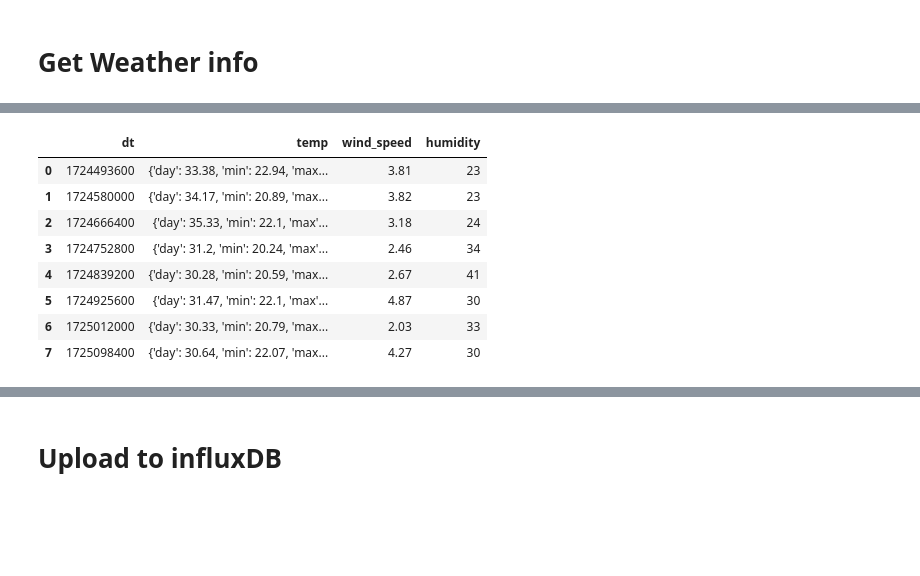
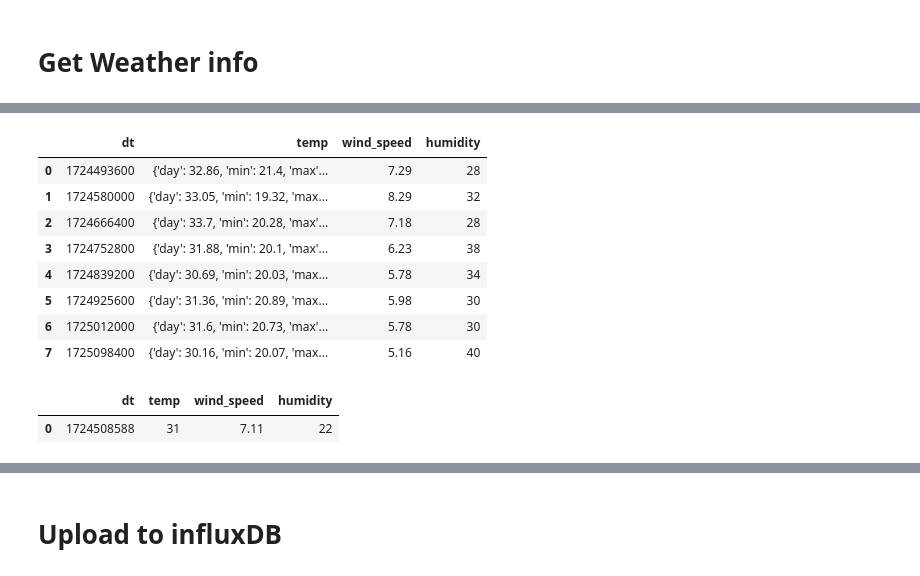
Before and after one commit to mfrknince/weather-app, a Jupyter notebook: weatherApp.ipynb, the cells around one changed output, grey strips where cells are left out. Drawn from its saved outputs; the diff is of its cells as text; code cells hidden in the pictures; blank space fills up the shorter version.

Commit message:
current weather data added, TODO clean the code

```diff
--- a/weatherApp.ipynb
+++ b/weatherApp.ipynb
@@ -68,4 +70,6 @@ data
 # %%
-df = pd.DataFrame(data['daily'])
+df_curr = pd.DataFrame(data['current'])
+df_daily = pd.DataFrame(data['daily'])
 # %%
-df = df[['dt', 'temp', 'wind_speed', 'humidity']]
+df_curr = df_curr[['dt', 'temp', 'wind_speed', 'humidity']]
+df_daily = df_daily[['dt', 'temp', 'wind_speed', 'humidity']]
@@ -95,15 +76,20 @@ memory usage: 388.0+ bytes
-# %%
-df
-# %% [output]
-|  | dt | temp | wind_speed | humidity |
-| 0 | 1724493600 | {'day': 33.38, 'min': 22.94, 'max... | 3.81 | 23 |
-| 1 | 1724580000 | {'day': 34.17, 'min': 20.89, 'max... | 3.82 | 23 |
-| 2 | 1724666400 | {'day': 35.33, 'min': 22.1, 'max'... | 3.18 | 24 |
-| 3 | 1724752800 | {'day': 31.2, 'min': 20.24, 'max'... | 2.46 | 34 |
-| 4 | 1724839200 | {'day': 30.28, 'min': 20.59, 'max... | 2.67 | 41 |
-| 5 | 1724925600 | {'day': 31.47, 'min': 22.1, 'max'... | 4.87 | 30 |
-| 6 | 1725012000 | {'day': 30.33, 'min': 20.79, 'max... | 2.03 | 33 |
-| 7 | 1725098400 | {'day': 30.64, 'min': 22.07, 'max... | 4.27 | 30 |
+# %%
+df_daily
+# %% [output]
+|  | dt | temp | wind_speed | humidity |
+| 0 | 1724493600 | {'day': 32.86, 'min': 21.4, 'max'... | 7.29 | 28 |
+| 1 | 1724580000 | {'day': 33.05, 'min': 19.32, 'max... | 8.29 | 32 |
+| 2 | 1724666400 | {'day': 33.7, 'min': 20.28, 'max'... | 7.18 | 28 |
+| 3 | 1724752800 | {'day': 31.88, 'min': 20.1, 'max'... | 6.23 | 38 |
+| 4 | 1724839200 | {'day': 30.69, 'min': 20.03, 'max... | 5.78 | 34 |
+| 5 | 1724925600 | {'day': 31.36, 'min': 20.89, 'max... | 5.98 | 30 |
+| 6 | 1725012000 | {'day': 31.6, 'min': 20.73, 'max'... | 5.78 | 30 |
+| 7 | 1725098400 | {'day': 30.16, 'min': 20.07, 'max... | 5.16 | 40 |
+# %%
+df_curr
+# %% [output]
+|  | dt | temp | wind_speed | humidity |
+| 0 | 1724508588 | 31 | 7.11 | 22 |
 # %%
 df['city'] = city_name
 df['datetime'] = pd.to_datetime(df['dt'],unit='s')
```
Also changed, not shown: parts of 19 cells of this notebook, 2 other files.
